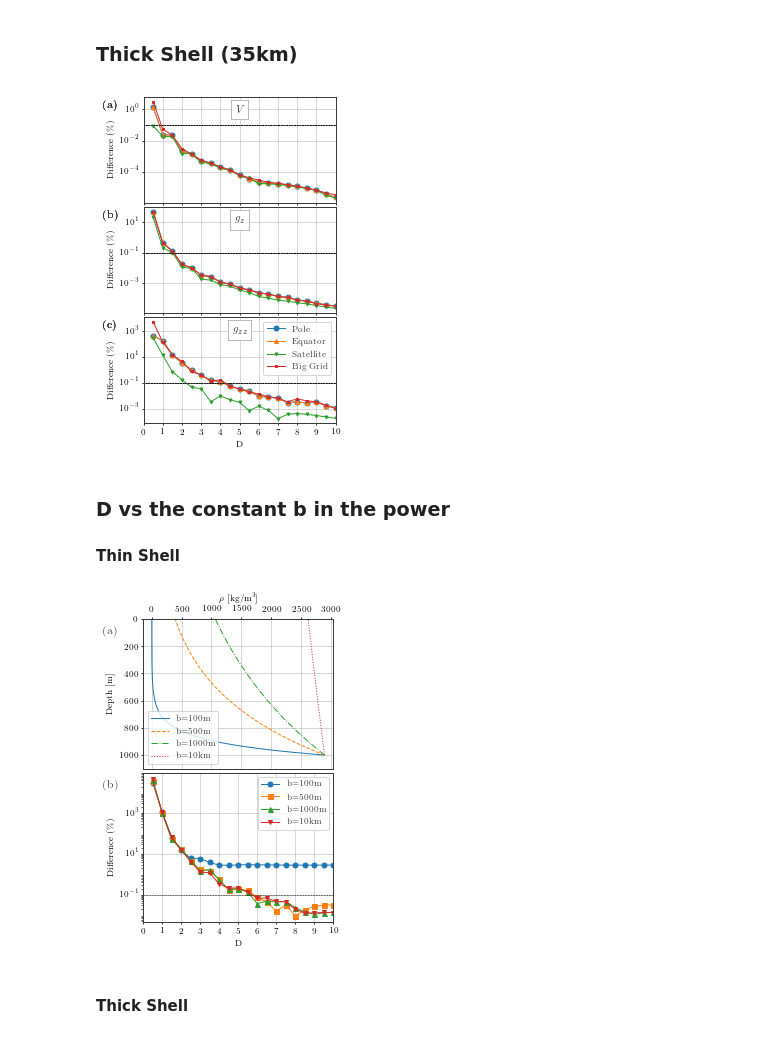
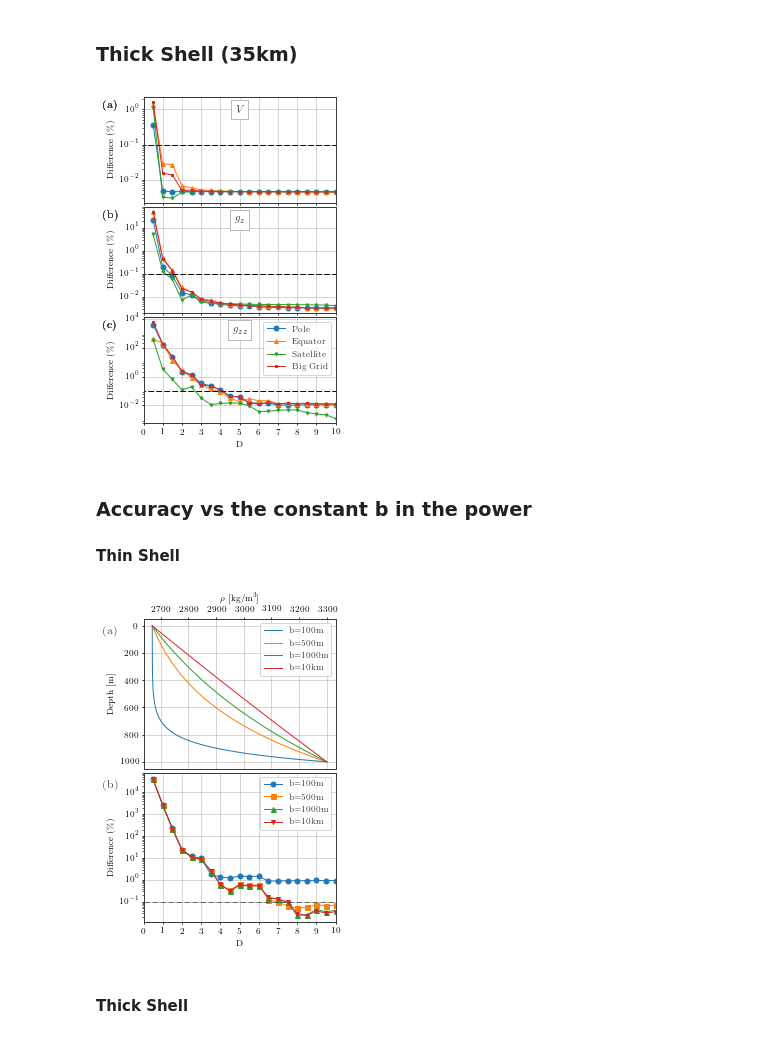
Before and after one commit to pinga-lab/tesseroid-variable-density, a Jupyter notebook: code/07-plot-figures.ipynb, the cells around one changed output. Cells and saved outputs as stored; diff of their text form; code cells hidden in the pictures.

```diff
--- a/code/07-plot-figures.ipynb
+++ b/code/07-plot-figures.ipynb
@@ -79,7 +79,7 @@ fig.set_size_inches((3.33, 5))
 fig.subplots_adjust(hspace=0)
 for ax, field, title, sub in zip(axes, fields, titles, subfigure):
     for grid, style, c, label, ms in zip(grids, styles, colors, labels, msize):
-        diffs = np.load('results/Dlinear/' + field + '-' + grid + '-differences.npz')
+        diffs = np.load('results/linear-D/' + field + '-' + grid + '-thin-differences.npz')
         D_values, diff = diffs['D_values'], diffs['diffs']
         ax.plot(D_values, diff, style, markersize=ms,
                 color=c, label=label)
@@ -106,6 +106,6 @@ ax.set_xlim(0, 10)
 ax.set_xticks(np.arange(0, 11, 1))
 ax.legend()
 plt.tight_layout(pad=0.3, h_pad=0, w_pad=0)
-plt.savefig('../manuscript/figures/Dlinear-thin-differences.pdf')
+plt.savefig('../manuscript/figures/linear-D-thin.pdf')
 plt.show()
 # %% [output]
@@ -127,7 +127,7 @@ fig.set_size_inches((3.33, 5))
 fig.subplots_adjust(hspace=0)
 for ax, field, title, sub in zip(axes, fields, titles, subfigure):
     for grid, style, c, label, ms in zip(grids, styles, colors, labels, msize):
-        diffs = np.load('results/Dlinear/' + field + '-' + grid + '-thick-differences.npz')
+        diffs = np.load('results/linear-D/' + field + '-' + grid + '-thick-differences.npz')
         D_values, diff = diffs['D_values'], diffs['diffs']
         ax.plot(D_values, diff, style, markersize=ms,
                 color=c, label=label)
@@ -154,6 +154,6 @@ ax.set_xlim(0, 10)
 ax.set_xticks(np.arange(0, 11, 1))
 ax.legend()
 plt.tight_layout(pad=0.3, h_pad=0, w_pad=0)
-plt.savefig('../manuscript/figures/Dlinear-thick-differences.pdf')
+plt.savefig('../manuscript/figures/linear-D-thick.pdf')
 plt.show()
 # %% [output]
@@ -177,7 +177,7 @@ fig.set_size_inches((3.33, 5))
 fig.subplots_adjust(hspace=0)
 for ax, field, title, sub in zip(axes, fields, titles, subfigure):
     for grid, style, c, label, ms in zip(grids, styles, colors, labels, msize):
-        diffs = np.load('results/Dexp-shifted/' + field + '-' + grid + '-differences.npz')
+        diffs = np.load('results/exponential-D/' + field + '-' + grid + '-thin-differences.npz')
         D_values, diff = diffs['D_values'], diffs['diffs']
         ax.plot(D_values, diff, style, markersize=ms,
                 color=c, label=label)
@@ -204,6 +204,6 @@ ax.set_xlim(0, 10)
 ax.set_xticks(np.arange(0, 11, 1))
 ax.legend()
 plt.tight_layout(pad=0.3, h_pad=0, w_pad=0)
-plt.savefig('../manuscript/figures/Dexp-shifted-thin-differences.pdf')
+plt.savefig('../manuscript/figures/exponential-D-thin.pdf')
 plt.show()
 # %% [output]
@@ -225,7 +225,7 @@ fig.set_size_inches((3.33, 5))
 fig.subplots_adjust(hspace=0)
 for ax, field, title, sub in zip(axes, fields, titles, subfigure):
     for grid, style, c, label, ms in zip(grids, styles, colors, labels, msize):
-        diffs = np.load('results/Dexp-shifted/' + field + '-' + grid + '-thick-differences.npz')
+        diffs = np.load('results/exponential-D/' + field + '-' + grid + '-thick-differences.npz')
         D_values, diff = diffs['D_values'], diffs['diffs']
         ax.plot(D_values, diff, style, markersize=ms,
                 color=c, label=label)
@@ -252,80 +252,80 @@ ax.set_xlim(0, 10)
 ax.set_xticks(np.arange(0, 11, 1))
 ax.legend()
 plt.tight_layout(pad=0.3, h_pad=0, w_pad=0)
-plt.savefig('../manuscript/figures/Dexp-shifted-thick-differences.pdf')
+plt.savefig('../manuscript/figures/exponential-D-thick.pdf')
 plt.show()
 # %% [output]
-[figure, old version]
+[figure, new version]
 # %% [markdown]
-### D vs the constant b in the power
+### Accuracy vs the constant b in the power
 
 #### Thin Shell
 # %%
-b_values = [1e2, 5*1e2, 1e3, 1e4, 1e5]
+field = 'gzz'
+top, bottom = 0, -1000
+b_values = [1e2, 5*1e2, 1e3, 1e4]
+deltah = MEAN_EARTH_RADIUS
+rho0, rho1 = 2670, 3300
 markers = ["o", "s", "^", "v", "D"]
-msize = [5, 5, 5, 4, 3, 2]
+msize = [5, 5, 5, 4, 3]
 labels = [r"b=100m", r"b=500m",
-          r"b=1000m", r"b=10km",
-          r"b=100km"]
-linestyles = ["-", "--", "-.", ":"]
-field = 'gzz'
-deltah = MEAN_EARTH_RADIUS
-bottom = -1000.
-max_density = 2900.
-heights = np.linspace(-1000, 0, 101)
+          r"b=1000m", r"b=10km"]
+heights = np.linspace(bottom, top, 101)
 
 
 fig, (ax1, ax2) = plt.subplots(2, 1)
 fig.set_size_inches((3.33, 5))
 
-for b, m, ms, linestyle, label in zip(b_values, markers,
-                                      msize, linestyles, labels):
+for b, m, ms, label in zip(b_values, markers, msize, labels):
 
-    def density_exp_shifted(height):
-        a = max_density*np.exp(bottom/b)
+    # Define constant a in order to normalize the density function
+    a = (rho1 - rho0)/(np.exp((abs(top - bottom))/b) - 1)
+    c = rho0 - a
+
+    # Define new functions for each b
+    def density_exponential(height):
         r = height + MEAN_EARTH_RADIUS
-        return a*np.exp(-(r - deltah)/b)
+        return a*np.exp(-(r - deltah)/b) + c
 
-    ax1.plot(density_exp_shifted(heights), -heights,
-             linestyle=linestyle, label=label)
+    ax1.plot(density_exponential(heights), -heights,
+             '-', label=label)
 
-    diffs = np.load('results/Dexp-vs-power/' + field + '-' +
-                    '{:.1e}'.format(b) + '-differences.npz')
+    diffs = np.load('results/exponential-b/' + field + '-' +
+                    '{:.1e}'.format(b) + '-thin-differences.npz')
     D_values, diff = diffs['D_values'], diffs['diffs']
     ax2.plot(D_values, diff, '-', marker=m,
             markersize=ms, label=label)
 
 ax1.legend()
 ax1.grid(True, linewidth=0.5, color='#aeaeae')
 ax1.set_xlabel(r"$\rho$ [kg/m$^3$]")
 ax1.set_ylabel("Depth [m]")
-ax1.set_ylim(0, 1100)
 ax1.invert_yaxis()
 ax1.xaxis.tick_top()
 ax1.xaxis.set_label_position('top')
 ax1.text(-0.21, 0.9, "(a)", fontsize=12,
          fontdict={'weight': 'bold'},
          transform=ax1.transAxes)
 
 ax2.plot([0, 10], [1e-1, 1e-1], '--', color='k', linewidth=0.5)
 ax2.set_yscale('log')
 ax2.set_yticks(ax2.get_yticks()[2:-2])
 ax2.set_ylabel('Difference (\%)')
 ax2.grid(True, linewidth=0.5, color='#aeaeae')
 ax2.set_axisbelow(True)
 ax2.set_xlabel(r"D")
 ax2.set_xlim(0, 10)
 ax2.set_xticks(np.arange(0, 11, 1))
 ax2.legend(loc=1)
 ax2.text(-0.21, 0.9, "(b)", fontsize=12,
          fontdict={'weight': 'bold'},
          transform=ax2.transAxes)
 
 plt.tight_layout(pad=0.3, h_pad=0, w_pad=0)
-plt.savefig('../manuscript/figures/Dexp-power-differences-thin.pdf')
+plt.savefig('../manuscript/figures/exponential-b-thin.pdf')
 plt.show()
 # %% [output]
-[figure, old version]
+[figure, new version]
 # %% [markdown]
 #### Thick Shell
 # %%
```
Also changed, not shown: parts of 15 cells of this notebook, 23 other files.
